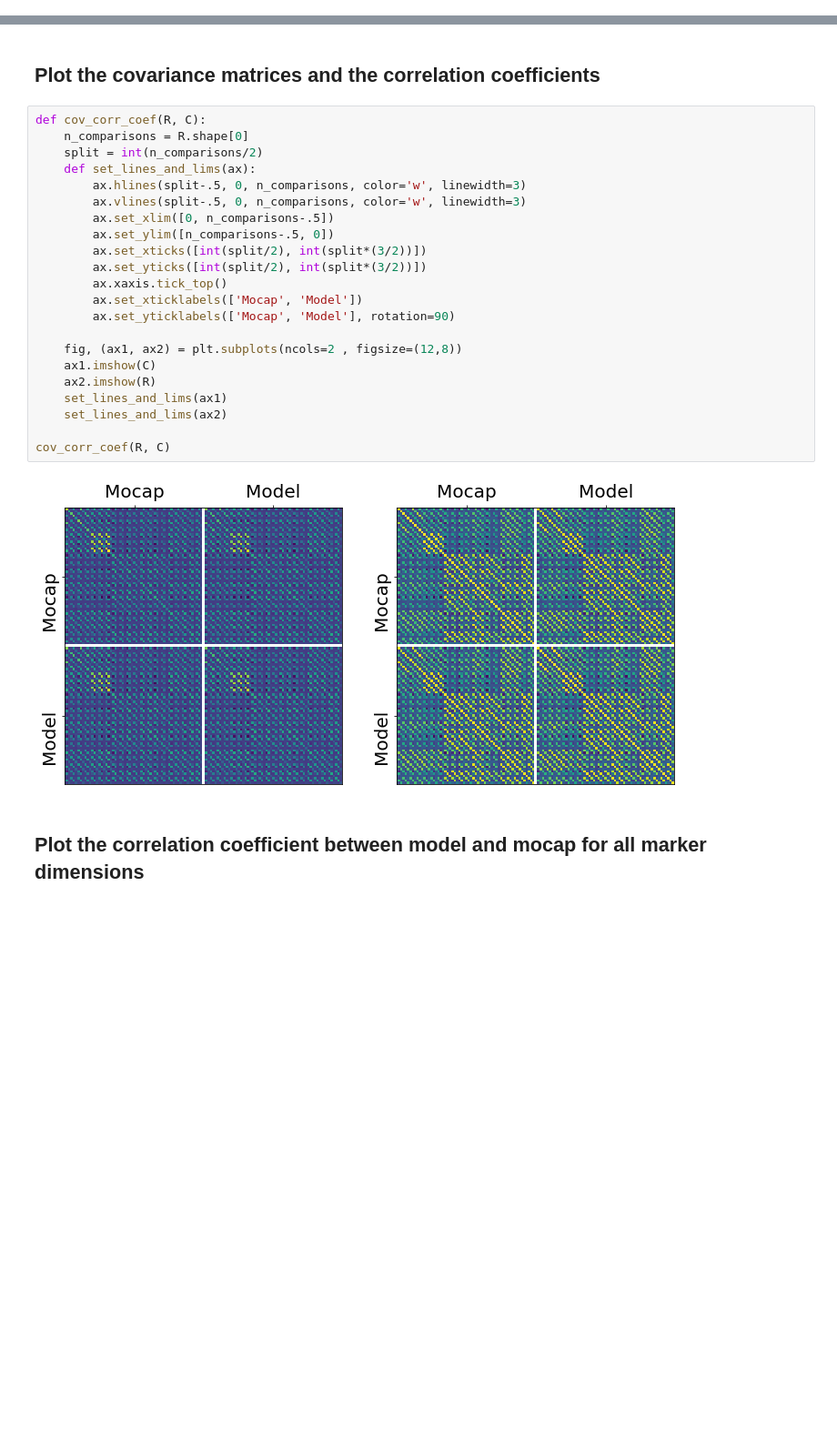
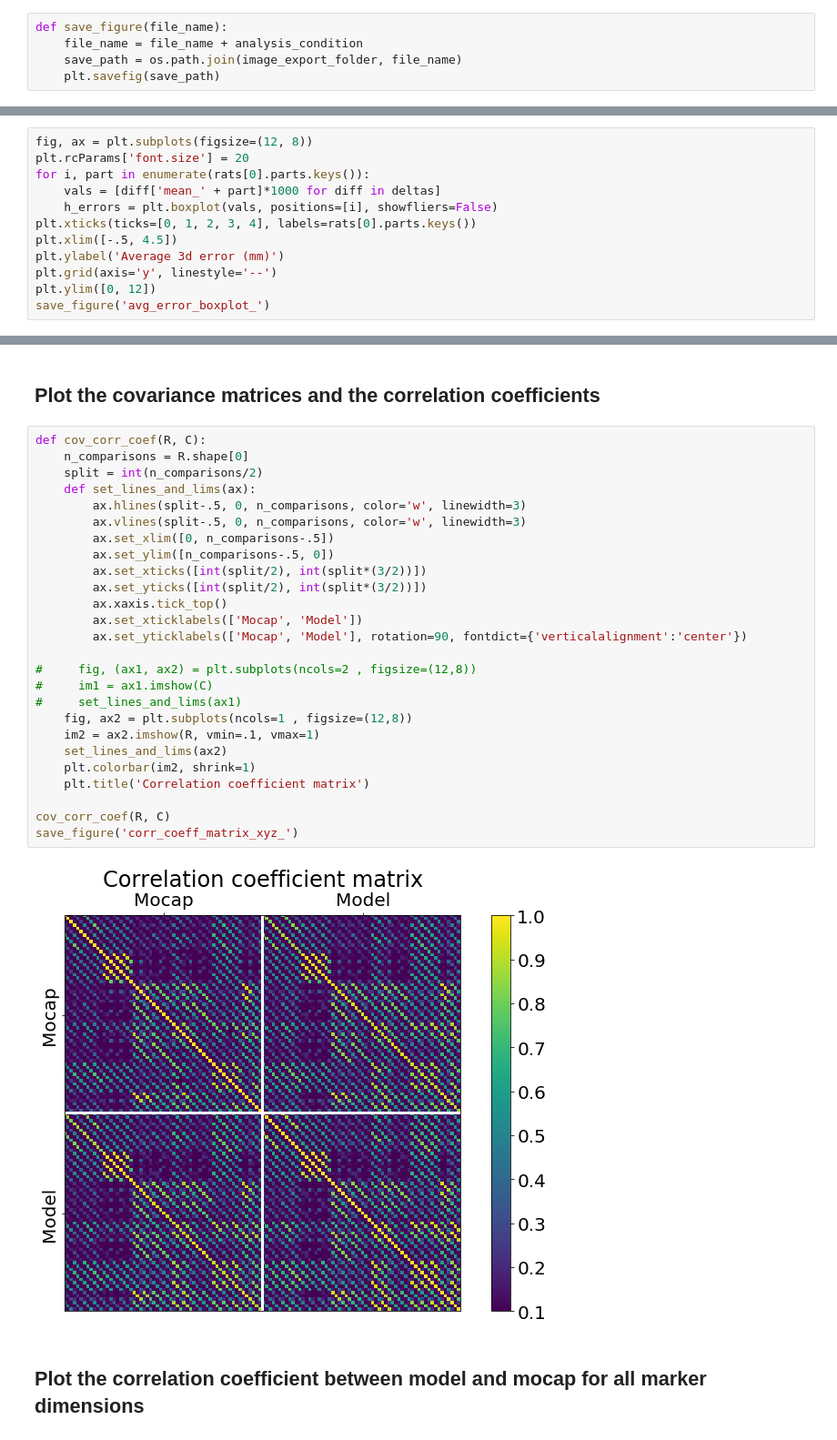
Before and after one commit to diegoaldarondo/stac, a Jupyter notebook: analysis/model_comparison/distance_metrics.ipynb, the cells around one changed output, grey strips where cells are left out. Shown at 91% size. Saved outputs shown, nothing was run; the diff lists cells and outputs as text; blank space fills up the shorter version.

```diff
--- a/analysis/model_comparison/distance_metrics.ipynb
+++ b/analysis/model_comparison/distance_metrics.ipynb
@@ -132,6 +148,11 @@ for rat in rats:
     deltas.append(result)
 # %% [markdown]
 ## Plot the 3d error distances for each part group
+# %%
+def save_figure(file_name):
+    file_name = file_name + analysis_condition
+    save_path = os.path.join(image_export_folder, file_name)
+    plt.savefig(save_path)
 # %%
 fig, ax = plt.subplots(figsize=(12, 8))
 plt.rcParams['font.size'] = 20
@@ -146,0 +170,12 @@ plt.grid(axis='y', linestyle='--')
+# %%
+fig, ax = plt.subplots(figsize=(12, 8))
+plt.rcParams['font.size'] = 20
+for i, part in enumerate(rats[0].parts.keys()):
+    vals = [diff['mean_' + part]*1000 for diff in deltas]
+    h_errors = plt.boxplot(vals, positions=[i], showfliers=False)
+plt.xticks(ticks=[0, 1, 2, 3, 4], labels=rats[0].parts.keys())
+plt.xlim([-.5, 4.5])
+plt.ylabel('Average 3d error (mm)')
+plt.grid(axis='y', linestyle='--')
+plt.ylim([0, 12])
+save_figure('avg_error_boxplot_')
@@ -231,27 +270,31 @@ R = np.corrcoef(marker_vel_total,y=site_vel_total)
 # %%
 def cov_corr_coef(R, C):
     n_comparisons = R.shape[0]
     split = int(n_comparisons/2)
     def set_lines_and_lims(ax):
         ax.hlines(split-.5, 0, n_comparisons, color='w', linewidth=3)
         ax.vlines(split-.5, 0, n_comparisons, color='w', linewidth=3)
         ax.set_xlim([0, n_comparisons-.5])
         ax.set_ylim([n_comparisons-.5, 0])
         ax.set_xticks([int(split/2), int(split*(3/2))])
         ax.set_yticks([int(split/2), int(split*(3/2))])
         ax.xaxis.tick_top()
         ax.set_xticklabels(['Mocap', 'Model'])
-        ax.set_yticklabels(['Mocap', 'Model'], rotation=90)
+        ax.set_yticklabels(['Mocap', 'Model'], rotation=90, fontdict={'verticalalignment':'center'})
 
-    fig, (ax1, ax2) = plt.subplots(ncols=2 , figsize=(12,8))
-    ax1.imshow(C)
-    ax2.imshow(R)
-    set_lines_and_lims(ax1)
+#     fig, (ax1, ax2) = plt.subplots(ncols=2 , figsize=(12,8))
+#     im1 = ax1.imshow(C)
+#     set_lines_and_lims(ax1)
+    fig, ax2 = plt.subplots(ncols=1 , figsize=(12,8))
+    im2 = ax2.imshow(R, vmin=.1, vmax=1)
     set_lines_and_lims(ax2)
+    plt.colorbar(im2, shrink=1)
+    plt.title('Correlation coefficient matrix')
 
 cov_corr_coef(R, C)
+save_figure('corr_coeff_matrix_xyz_')
 # %% [output]
-[figure, old version]
+[figure, new version]
 # %% [markdown]
 ## Plot the correlation coefficient between model and mocap for all marker dimensions
 # %%
```
Also changed, not shown: parts of 8 cells of this notebook, 20 other files.
